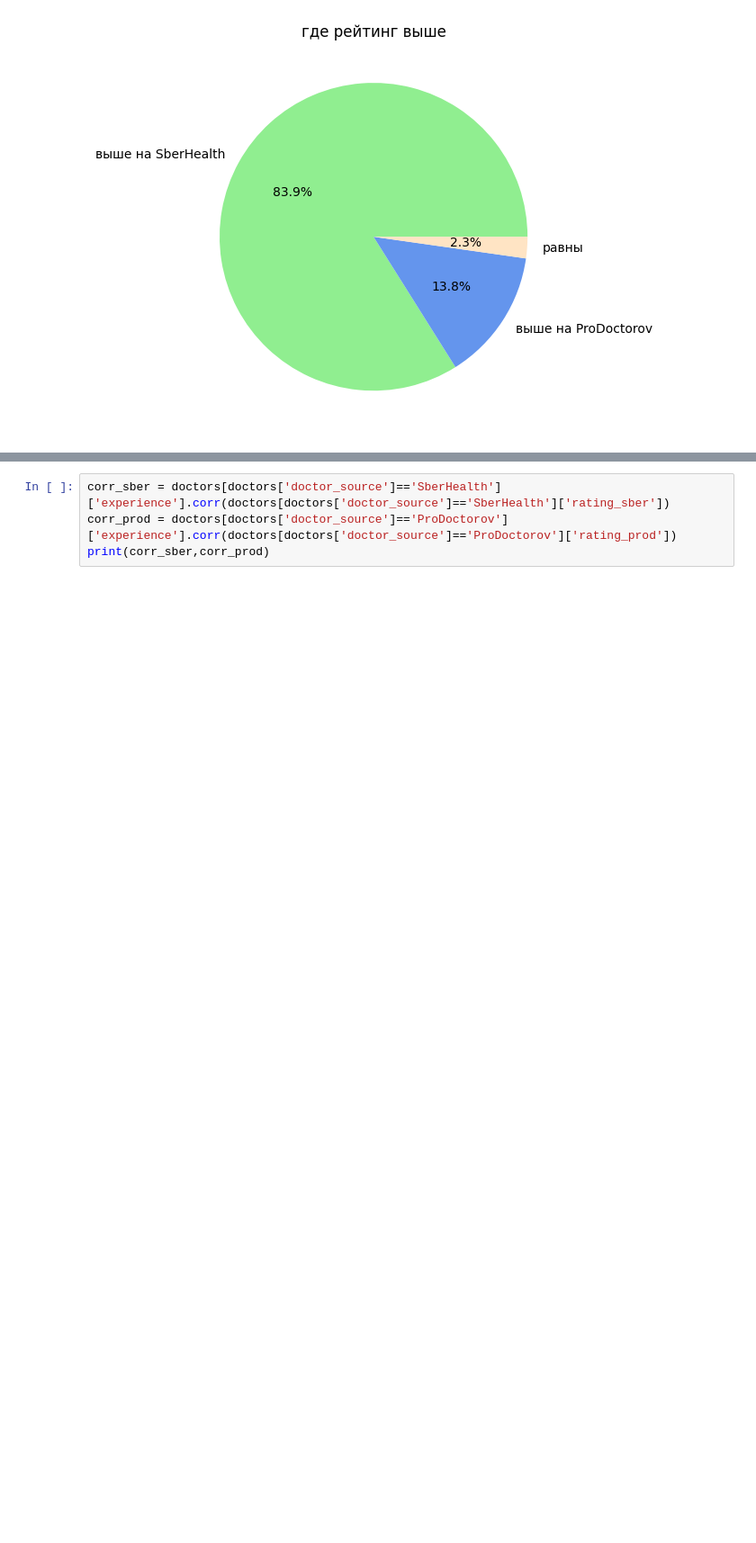
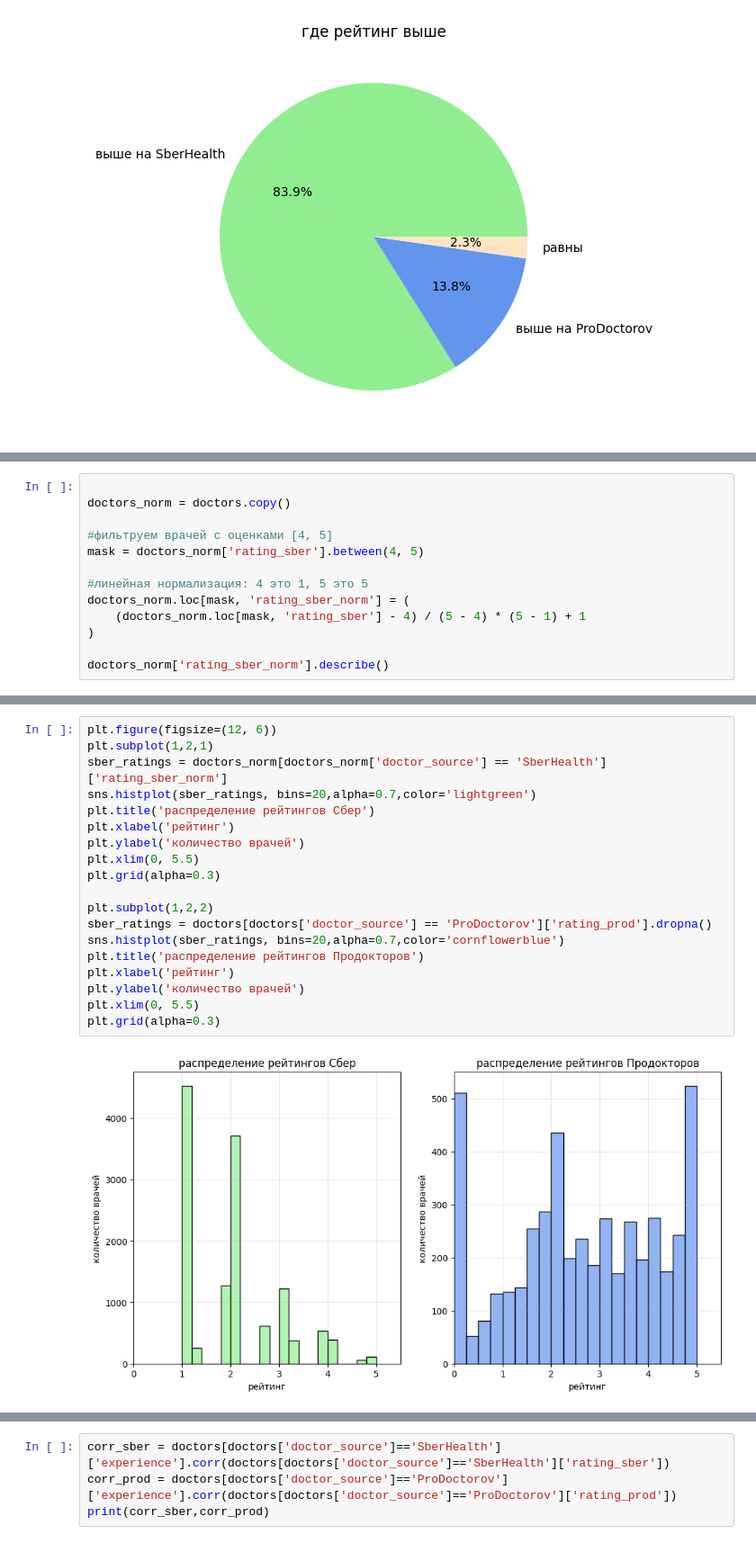
Before and after one commit to yyaroslavskiy/SkibidiDocDoc, a Jupyter notebook: eda/EDA_Doctors_1.ipynb, the cells around one changed output, grey strips where cells are left out. Shown at 90% size. Cells and saved outputs as stored; diff of their text form; blank space fills up the shorter version.

```diff
--- a/eda/EDA_Doctors_1.ipynb
+++ b/eda/EDA_Doctors_1.ipynb
@@ -542,0 +541,13 @@ plt.show()
+# %%
+
+doctors_norm = doctors.copy()
+
+#фильтруем врачей с оценками [4, 5]
+mask = doctors_norm['rating_sber'].between(4, 5)
+
+#линейная нормализация: 4 это 1, 5 это 5
+doctors_norm.loc[mask, 'rating_sber_norm'] = (
+    (doctors_norm.loc[mask, 'rating_sber'] - 4) / (5 - 4) * (5 - 1) + 1
+)
+
+doctors_norm['rating_sber_norm'].describe()
@@ -542,0 +565,21 @@ plt.show()
+# %%
+plt.figure(figsize=(12, 6))
+plt.subplot(1,2,1)
+sber_ratings = doctors_norm[doctors_norm['doctor_source'] == 'SberHealth']['rating_sber_norm']
+sns.histplot(sber_ratings, bins=20,alpha=0.7,color='lightgreen')
+plt.title('распределение рейтингов Сбер')
+plt.xlabel('рейтинг')
+plt.ylabel('количество врачей')
+plt.xlim(0, 5.5)
+plt.grid(alpha=0.3)
+
+plt.subplot(1,2,2)
+sber_ratings = doctors[doctors['doctor_source'] == 'ProDoctorov']['rating_prod'].dropna()
+sns.histplot(sber_ratings, bins=20,alpha=0.7,color='cornflowerblue')
+plt.title('распределение рейтингов Продокторов')
+plt.xlabel('рейтинг')
+plt.ylabel('количество врачей')
+plt.xlim(0, 5.5)
+plt.grid(alpha=0.3)
+# %% [output]
+[figure, added]
```
Also changed, not shown: parts of 38 cells of this notebook.
